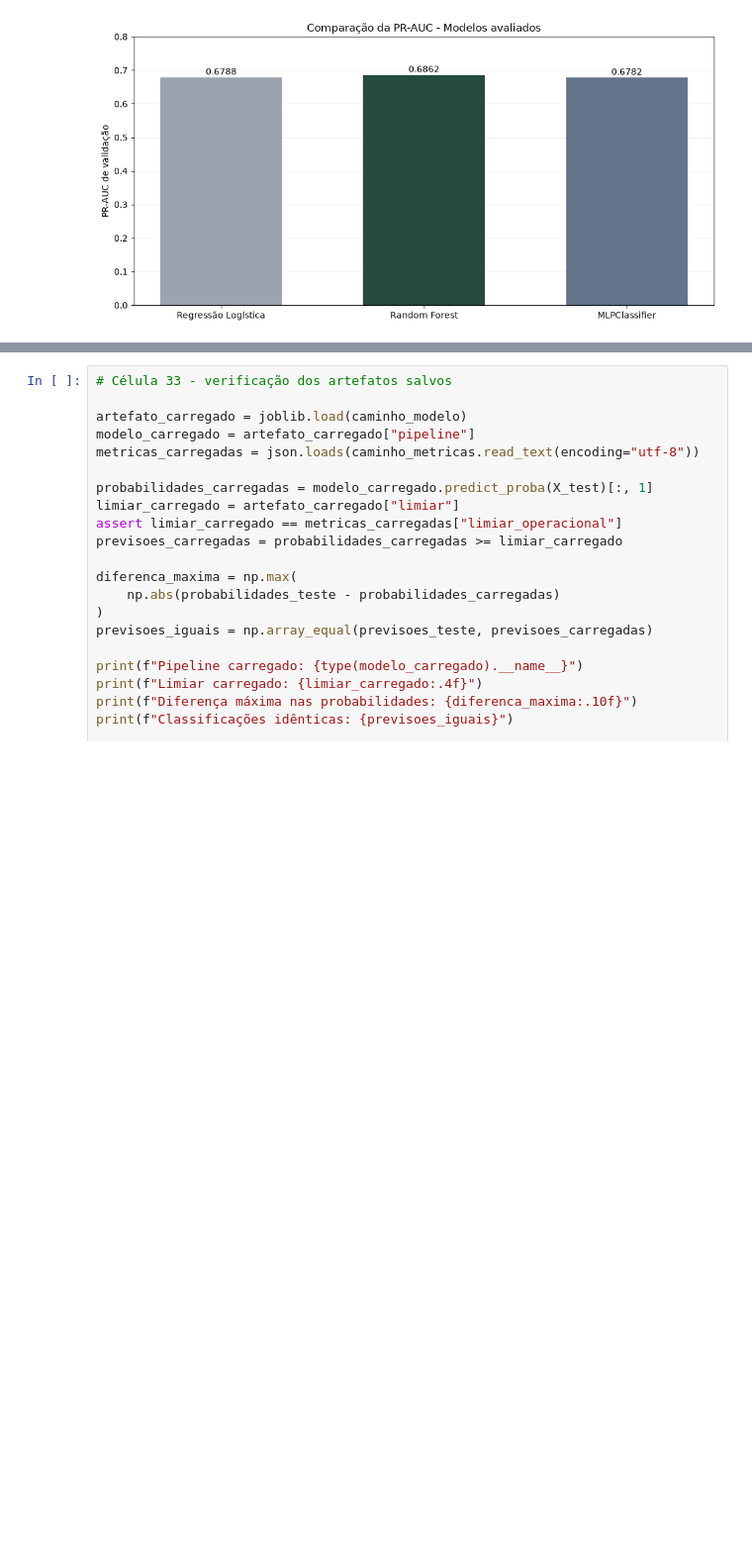
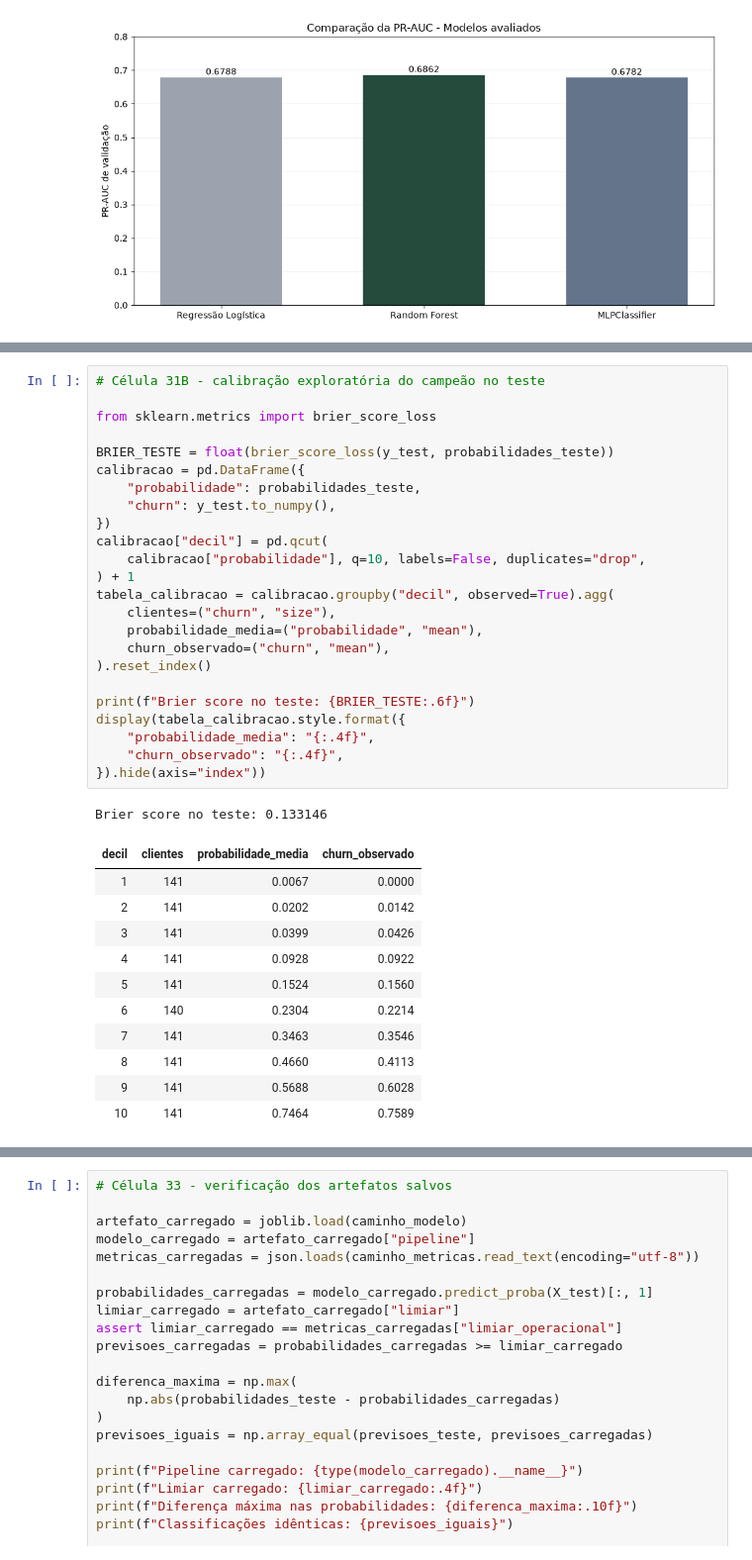
Before and after one commit to Bzrperes/techChallenge, a Jupyter notebook: notebooks/02_modelagem_avaliacao.ipynb, the cells around one changed output, grey strips where cells are left out. Shown at 99% size. Cells and saved outputs as stored; diff of their text form; blank space fills up the shorter version.

```diff
--- a/notebooks/02_modelagem_avaliacao.ipynb
+++ b/notebooks/02_modelagem_avaliacao.ipynb
@@ -1589,0 +1575,37 @@ Taxa de alertas OOF: 39.08%
+# %%
+# Célula 31B - calibração exploratória do campeão no teste
+
+from sklearn.metrics import brier_score_loss
+
+BRIER_TESTE = float(brier_score_loss(y_test, probabilidades_teste))
+calibracao = pd.DataFrame({
+    "probabilidade": probabilidades_teste,
+    "churn": y_test.to_numpy(),
+})
+calibracao["decil"] = pd.qcut(
+    calibracao["probabilidade"], q=10, labels=False, duplicates="drop",
+) + 1
+tabela_calibracao = calibracao.groupby("decil", observed=True).agg(
+    clientes=("churn", "size"),
+    probabilidade_media=("probabilidade", "mean"),
+    churn_observado=("churn", "mean"),
+).reset_index()
+
+print(f"Brier score no teste: {BRIER_TESTE:.6f}")
+display(tabela_calibracao.style.format({
+    "probabilidade_media": "{:.4f}",
+    "churn_observado": "{:.4f}",
+}).hide(axis="index"))
+# %% [output]
+Brier score no teste: 0.133146
+| decil | clientes | probabilidade_media | churn_observado |
+| 1 | 141 | 0.0067 | 0.0000 |
+| 2 | 141 | 0.0202 | 0.0142 |
+| 3 | 141 | 0.0399 | 0.0426 |
+| 4 | 141 | 0.0928 | 0.0922 |
+| 5 | 141 | 0.1524 | 0.1560 |
+| 6 | 140 | 0.2304 | 0.2214 |
+| 7 | 141 | 0.3463 | 0.3546 |
+| 8 | 141 | 0.4660 | 0.4113 |
+| 9 | 141 | 0.5688 | 0.6028 |
+| 10 | 141 | 0.7464 | 0.7589 |
```
Also changed, not shown: parts of 13 cells of this notebook, 8 other files.
